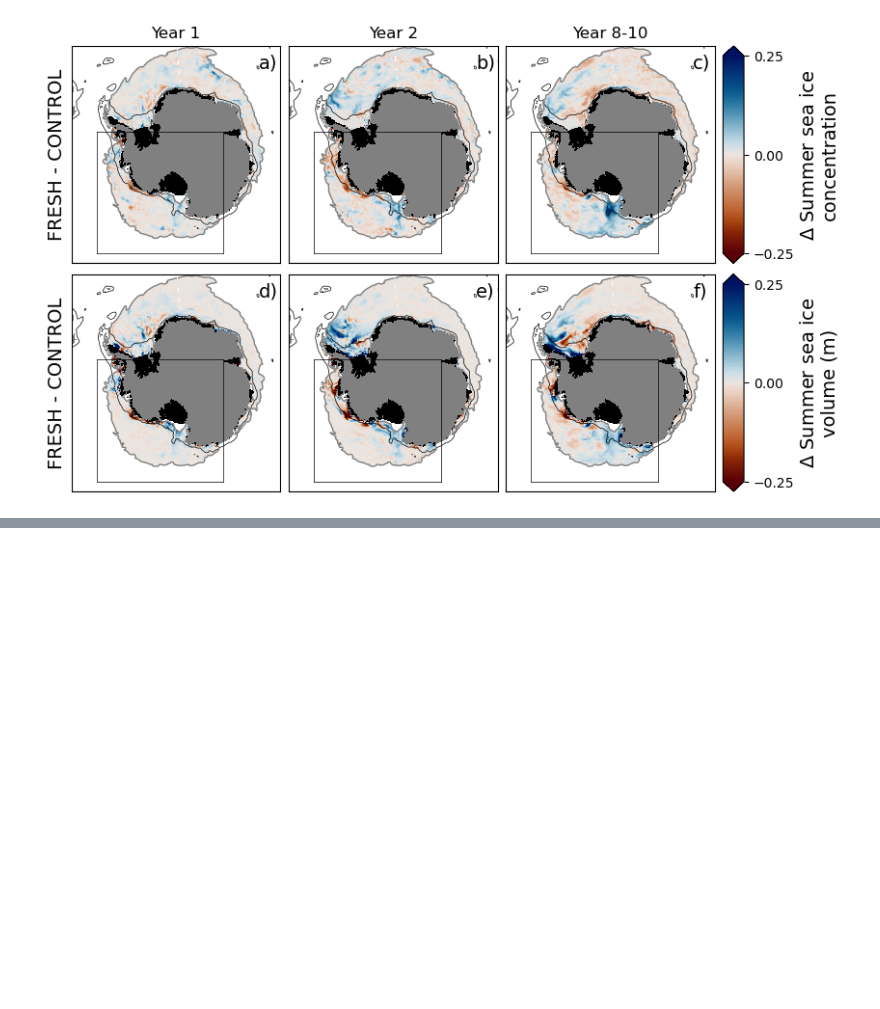
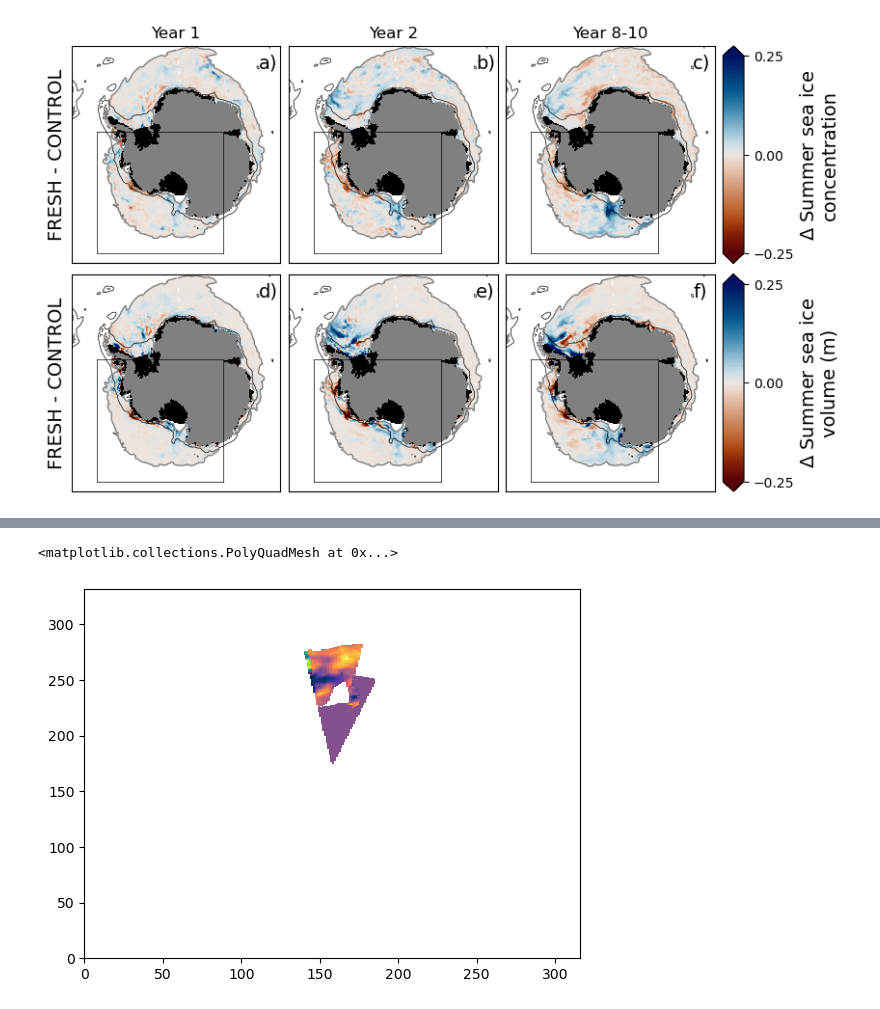
Before and after one commit to wghuneke/MetROMS_BasalMelt_Perturbation, a Jupyter notebook: scripts/plot_Fig2_FigS1_FigS2_trends.ipynb, the cells around one changed output, grey strips where cells are left out. Saved outputs shown, nothing was run; the diff lists cells and outputs as text; code cells hidden in the pictures; blank space fills up the shorter version.

```diff
--- a/scripts/plot_Fig2_FigS1_FigS2_trends.ipynb
+++ b/scripts/plot_Fig2_FigS1_FigS2_trends.ipynb
@@ -817,0 +1078,14 @@ if plot_flag == 1:
+# %%
+tmp = mask_NSIDC_2
+# for ii in range(len(lon_vec)-1):
+#     tmp = ma.masked_where( ((lon_sic_360 <=lon_vec[ii]) | (lat_sic < lat_vec[ii])) & ((lon_sic_360 >= 160) | (lat_sic >= lat_vec.max())), tmp )
+
+tmp = ma.masked_where( () , tmp)
+
+mask_NSIDC = tmp
+
+pcolor(mask_NSIDC_2, cmap=cmo.thermal)
+pcolor(mask_NSIDC)
+# %% [output]
+<matplotlib.collections.PolyQuadMesh at 0x...>
+[figure, added]
```
Also changed, not shown: parts of 48 cells of this notebook, 5 other files.
